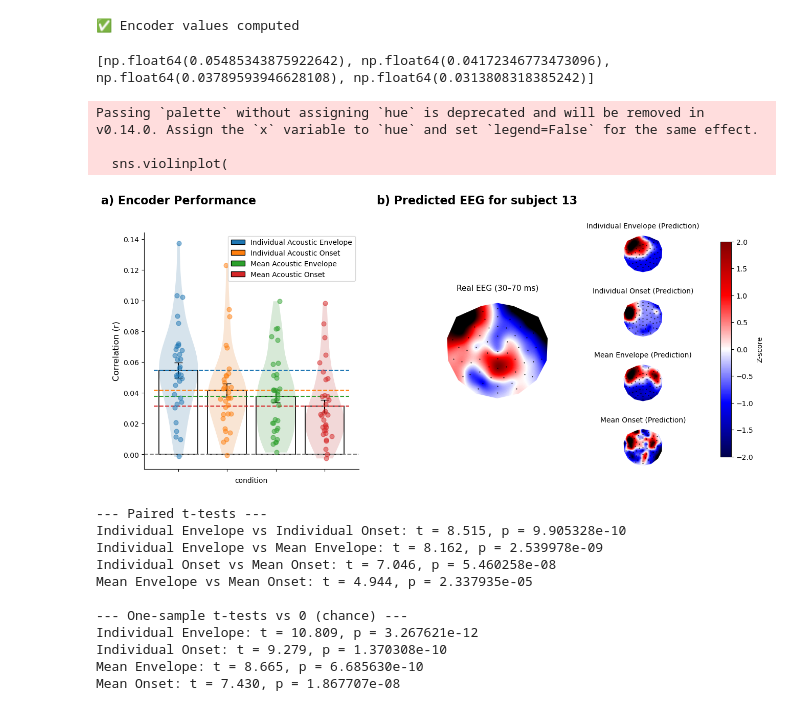
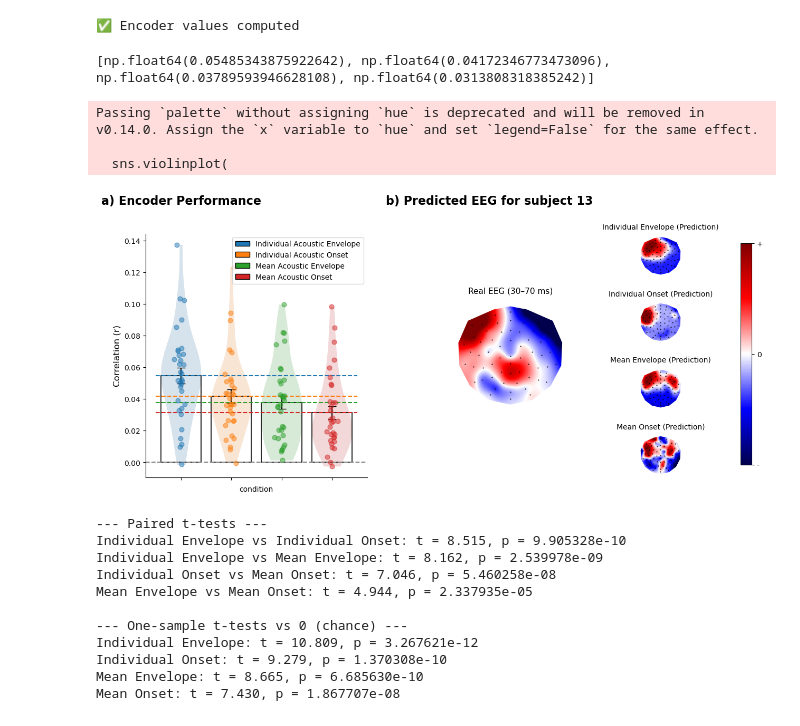
Before and after one commit to manito-coder/Alice, a Jupyter notebook: figures/figure-predictions.ipynb, the cells around one changed output. Cells and saved outputs as stored; diff of their text form; code cells hidden in the pictures.

Commit message:
Fixed bugs in predict file to remove z-scoring from colormap

```diff
--- a/figures/figure-predictions.ipynb
+++ b/figures/figure-predictions.ipynb
@@ -59,7 +59,7 @@ for subject in SUBJECTS:
 # ------------------------------------------------
 # Store time series for example subject
 # ------------------------------------------------
-eeg_example = eelbrain.load.unpickle(EEG_DIR / subject / f'{subject_example}concatenated_eeg.pickle')
+eeg_example = eelbrain.load.unpickle(EEG_DIR / subject_example / f'{subject_example}concatenated_eeg.pickle')
 time_series_example = {}
 
 for model in ['envelope_log', 'envelope_onset']:
@@ -350,7 +350,7 @@ universal_trfs = {
 # ------------------------------------------------
 for subject in SUBJECTS:
 
-    eeg = eelbrain.load.unpickle(STIMULUS_DIR / f'{subject}concatenated_eeg.pickle')
+    eeg = eelbrain.load.unpickle(EEG_DIR / subject /f'{subject}concatenated_eeg.pickle')
     eeg_data = eeg.x
 
     for model in models:
@@ -518,7 +518,7 @@ gs_right = GridSpecFromSubplotSpec(
 subject_example = 'S13'
 
 eeg = eelbrain.load.unpickle(
-    STIMULUS_DIR / f'{subject_example}concatenated_eeg.pickle'
+    EEG_DIR / f'{subject_example}' / f'{subject_example}concatenated_eeg.pickle'
 )
 
 titles = [
@@ -545,7 +545,7 @@ real_map = eelbrain.NDVar(real_z, dims=(eeg.sensor,))
 # span all rows (big plot)
 ax_real_big = fig.add_subplot(gs_right[:, 0])
 
-eelbrain.plot.Topomap(real_map, axes=ax_real_big, vmin=vmin, vmax=vmax)
+eelbrain.plot.Topomap(real_map, axes=ax_real_big, vmin=vmin, vmax=vmax, cmap="seismic")
 ax_real_big.set_title('Real EEG (30–70 ms)', fontsize=11)
 
 # -----------------------------------------
@@ -576,7 +576,7 @@ for i, (key, label) in enumerate(titles):
 
     ax_pred = fig.add_subplot(gs_right[i, 1])
 
-    eelbrain.plot.Topomap(pred_map, axes=ax_pred, vmin=vmin, vmax=vmax)
+    topo_plot = eelbrain.plot.Topomap(pred_map, axes=ax_pred, vmin=vmin, vmax=vmax, cmap="seismic")
     ax_pred.set_title(f'{label} (Prediction)', fontsize=10)
 
 
@@ -584,39 +584,39 @@ for i, (key, label) in enumerate(titles):
 # SHARED COLORBAR
 # ------------------------------------------------
 cbar_ax = fig.add_axes([0.93, 0.15, 0.015, 0.7])
 
-norm = matplotlib.colors.Normalize(vmin=vmin, vmax=vmax)
-sm = matplotlib.cm.ScalarMappable(cmap='seismic' , norm=norm)
-sm.set_array([])
+trf_vmax = 1
+sm = matplotlib.cm.ScalarMappable(cmap='seismic', norm=matplotlib.colors.Normalize(vmin=-trf_vmax, vmax=trf_vmax))
+cbar = fig.colorbar(sm, cax=cbar_ax)
+cbar.set_ticks([-trf_vmax, 0, trf_vmax])
+cbar.set_ticklabels(['-', '0', '+'])
 
-cbar = fig.colorbar(sm, cax=cbar_ax)
-cbar.set_label('Z-score', fontsize=10)
 
 # ------------------------------------------------
 # PANEL B LABEL (raised higher)
 # ------------------------------------------------
 ax_label = fig.add_subplot(gs[1])
 ax_label.text(
     -0.25, 1.12,
     'b) Predicted EEG for subject 13',
     transform=ax_label.transAxes,
     fontsize=16,
     fontweight='bold'
 )
 ax_label.axis('off')
 
 # ------------------------------------------------
 # FINAL LAYOUT
 # ------------------------------------------------
 plt.tight_layout(rect=[0, 0, 0.92, 1])
 
 plt.show()
 # %% [output]
 [np.float64(0.05485343875922642), np.float64(0.04172346773473096), np.float64(0.03789593946628108), np.float64(0.0313808318385242)]
 Passing `palette` without assigning `hue` is deprecated and will be removed in v0.14.0. Assign the `x` variable to `hue` and set `legend=False` for the same effect.
 
   sns.violinplot(
-[figure, old version]
+[figure, new version]
 # %%
 # =================================================
 # PAIRED T-TESTS (already yours)
```
Also changed, not shown: parts of 1 cell of this notebook, 1 other file.
